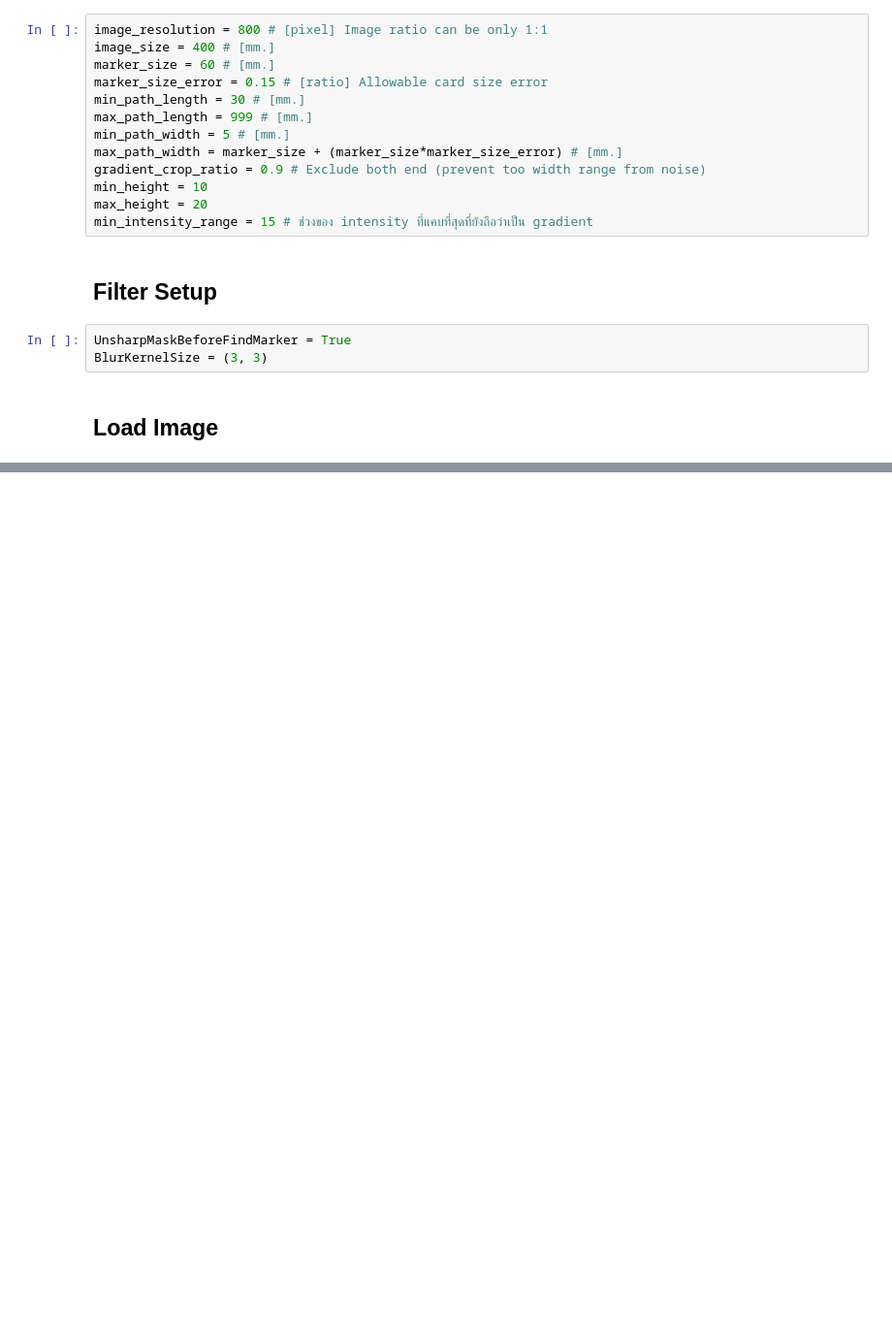
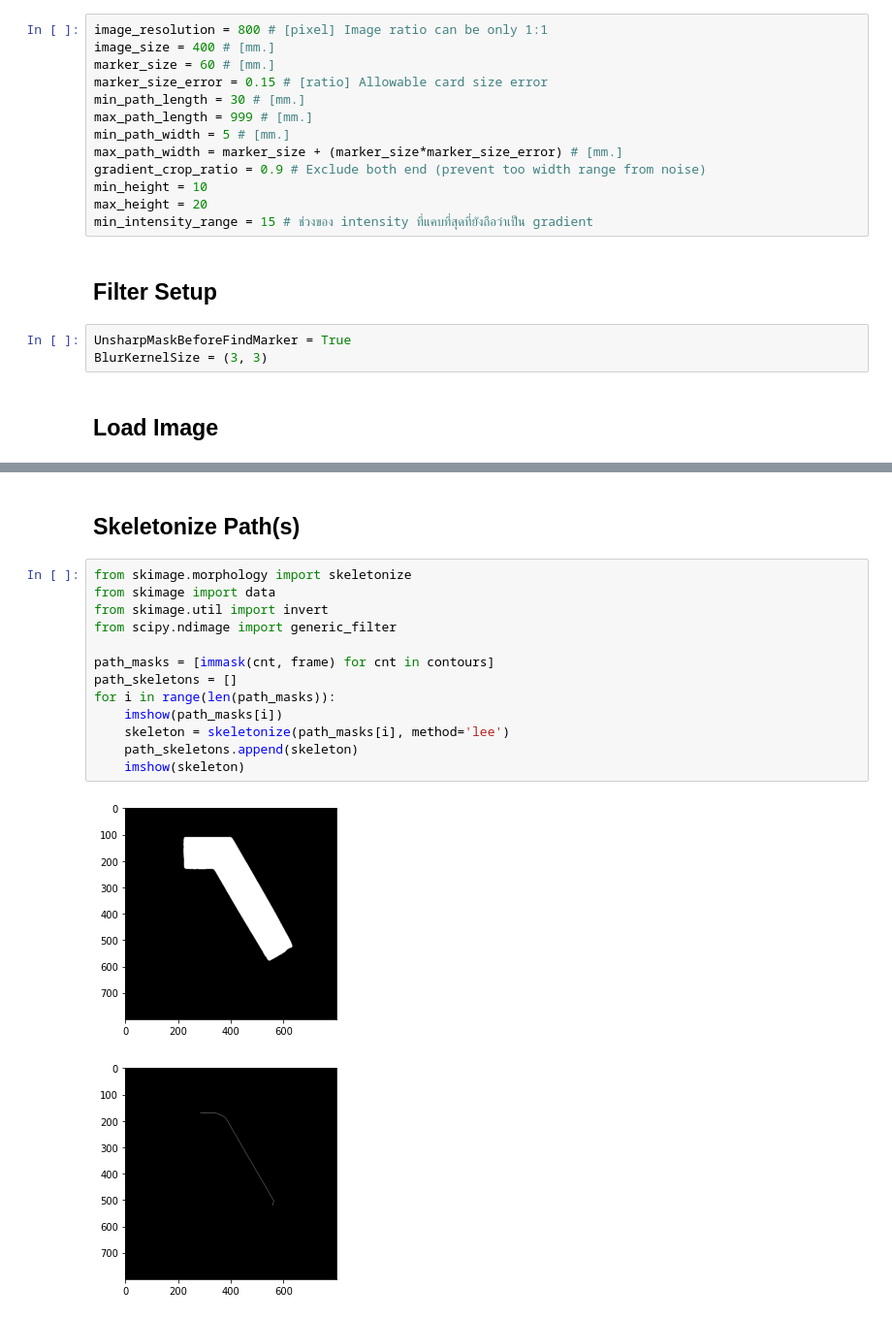
Before and after one commit to teerameth/Module6-7, a Jupyter notebook: MileStone3.ipynb, the cells around one changed output, grey strips where cells are left out. Shown at 97% size. Saved outputs shown, nothing was run; the diff lists cells and outputs as text; blank space fills up the shorter version.

```diff
--- a/MileStone3.ipynb
+++ b/MileStone3.ipynb
@@ -63,0 +82,18 @@ imshows([original, filtered], ["Original", "Filtered"])
+# %% [markdown]
+## Skeletonize Path(s)
+# %%
+from skimage.morphology import skeletonize
+from skimage import data
+from skimage.util import invert
+from scipy.ndimage import generic_filter
+
+path_masks = [immask(cnt, frame) for cnt in contours]
+path_skeletons = []
+for i in range(len(path_masks)):
+    imshow(path_masks[i])
+    skeleton = skeletonize(path_masks[i], method='lee')
+    path_skeletons.append(skeleton)
+    imshow(skeleton)
+# %% [output]
+[figure, added]
+[figure, added]
```
Also changed, not shown: parts of 12 cells of this notebook, 5 other files.
